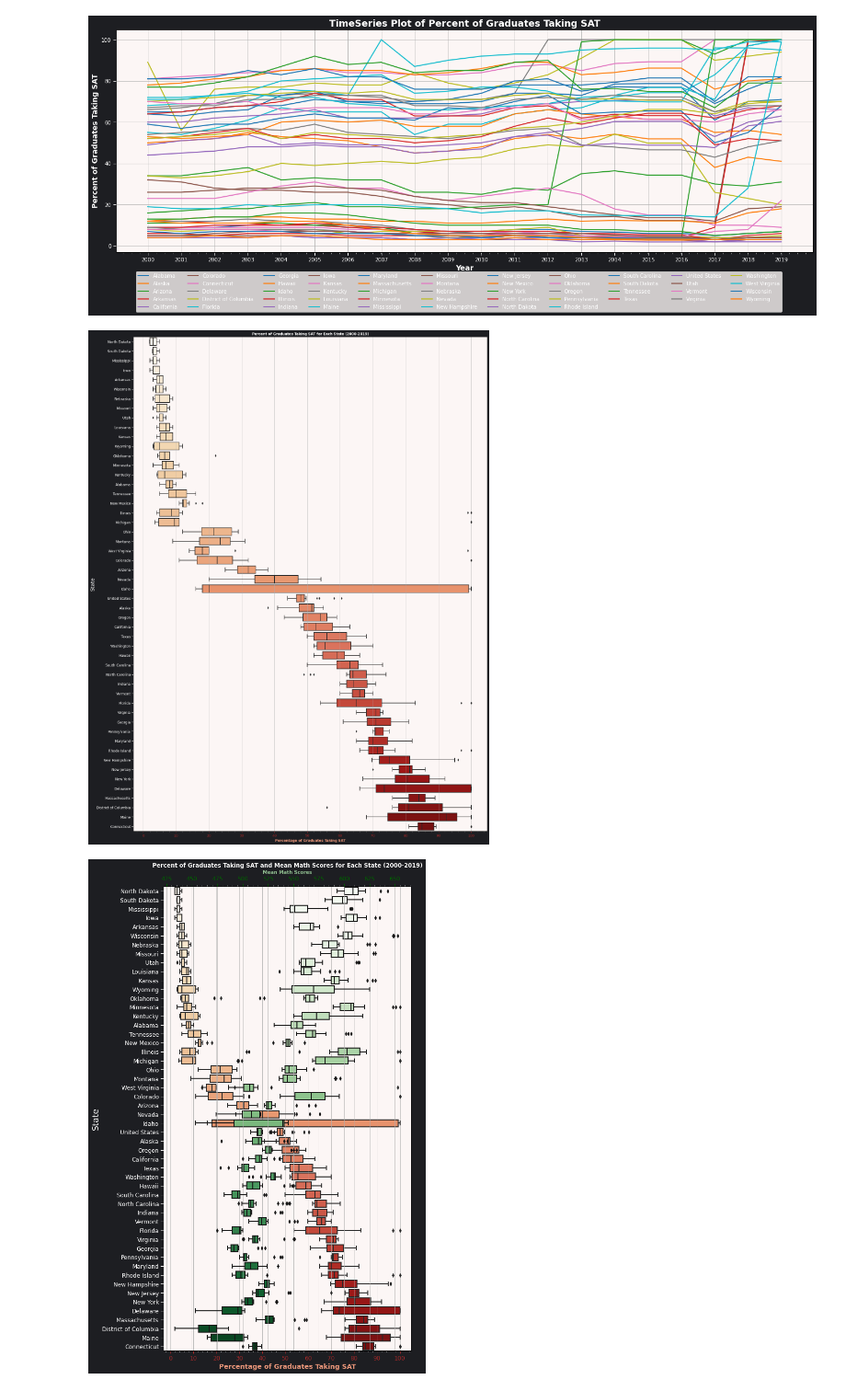
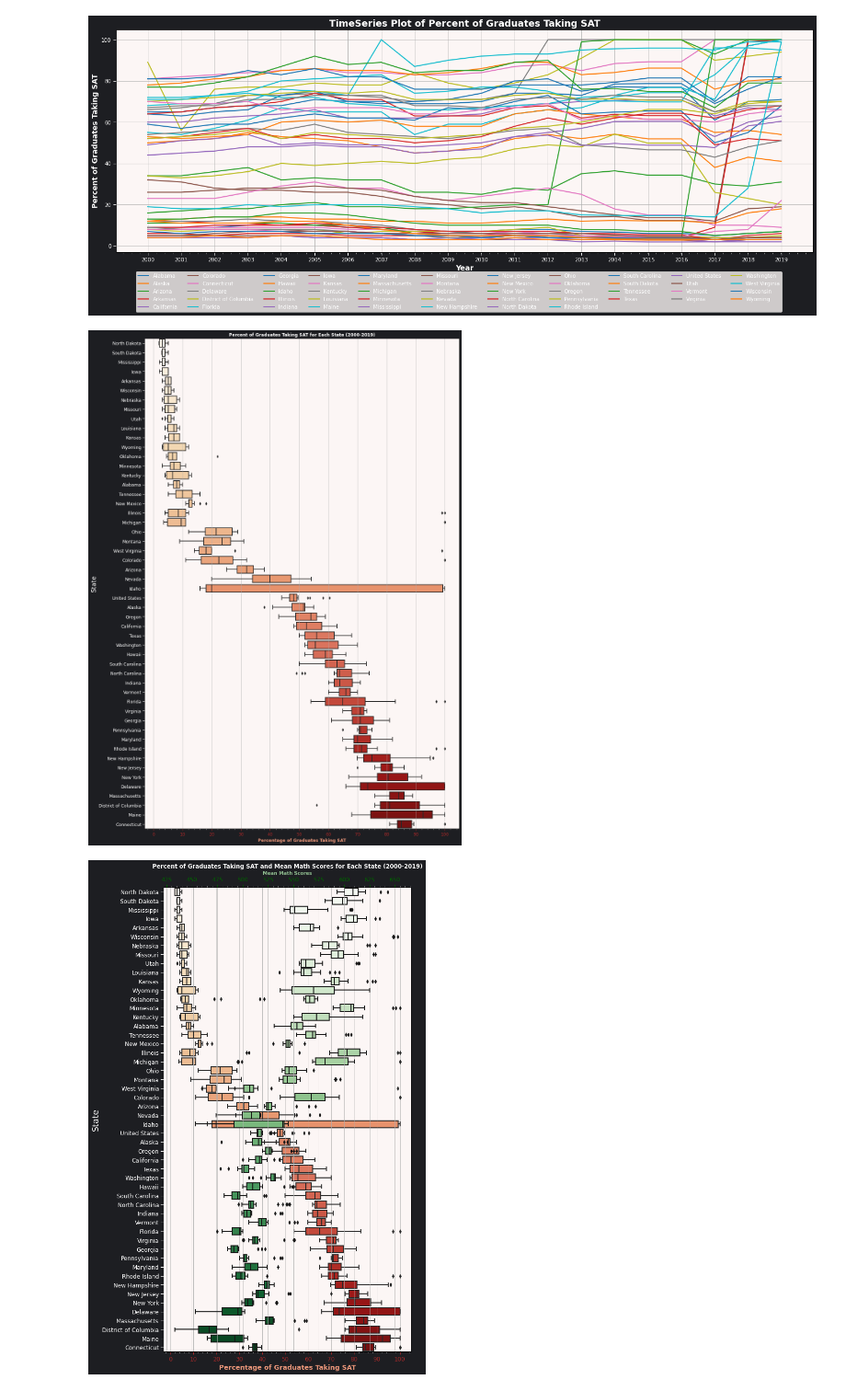
Before and after one commit to ganeshmorye/performance_analysis_SAT_scores_by_state_20years, a Jupyter notebook: code/sat_analysis_2000-2019.ipynb, the cells around one changed output. Shown at 92% size. Saved outputs shown, nothing was run; the diff lists cells and outputs as text; code cells hidden in the pictures.

```diff
--- a/code/sat_analysis_2000-2019.ipynb
+++ b/code/sat_analysis_2000-2019.ipynb
@@ -301,19 +301,19 @@ fig.savefig(os.path.join(imagefilespath, output_img_filename), dpi=200, bbox_inc
 # %% [output]
 [figure]
 # %%
-fig, ax = plt.subplots(figsize=(20,25))
+fig, ax = plt.subplots(figsize=(15,20))
 sns.boxplot(data=df_pivot_part, orient='h', order=list(boxplot_order_part), ax=ax, palette= 'OrRd')
 ax.tick_params(labelrotation=0, color='white', labelsize=12)
 ax.tick_params(axis='x', colors='brown')
 ax.xaxis.set_major_locator(ticker.MultipleLocator(10))
 ax.set_xlabel('Percentage of Graduates Taking SAT', fontsize = 12, fontweight = 'bold', color='darksalmon')
 plt.title('Percent of Graduates Taking SAT for Each State (2000-2019)', fontdict={'fontsize':12, 'fontweight':'bold'})
 
 output_img_filename = ax.get_title() + '.png'
 output_img_filename = output_img_filename.replace(" ", "_")
-fig.savefig(os.path.join(imagefilespath, output_img_filename), dpi=500, bbox_inches='tight')
+fig.savefig(os.path.join(imagefilespath, output_img_filename), dpi=250, bbox_inches='tight')
 # %% [output]
-[figure, old version]
+[figure, new version]
 # %%
 
 fig, ax = plt.subplots(figsize=(10,15))
```
Also changed, not shown: 1 other file.
